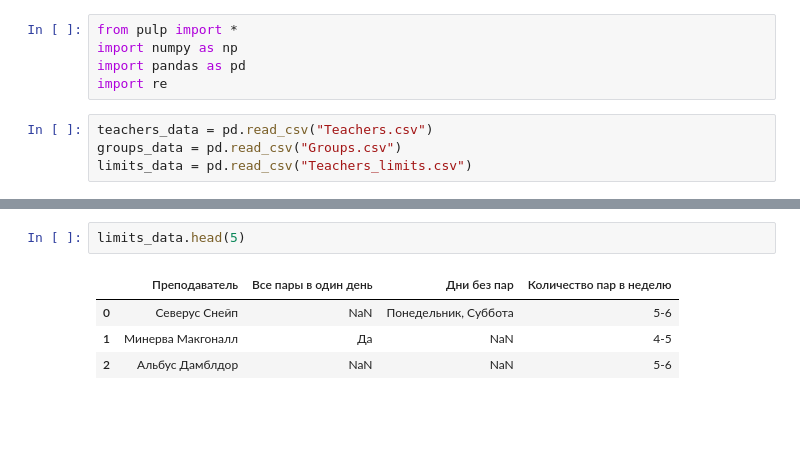
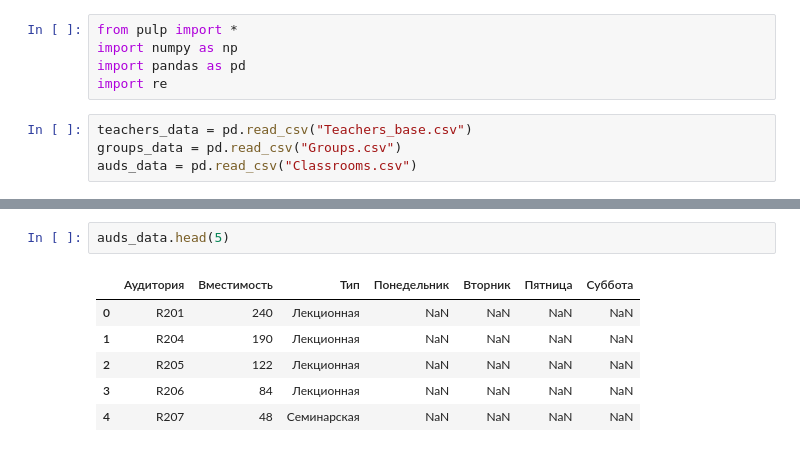
Before and after one commit to nastya-biran/scheduler, a Jupyter notebook: Составление_расписания.ipynb, the cells around one changed output, grey strips where cells are left out. Cells and saved outputs as stored; diff of their text form; blank space fills up the shorter version.

```diff
--- a/Составление_расписания.ipynb
+++ b/Составление_расписания.ipynb
@@ -14,7 +11,7 @@ import numpy as np
 import pandas as pd
 import re
 # %%
-teachers_data = pd.read_csv("Teachers.csv")
+teachers_data = pd.read_csv("Teachers_base.csv")
 groups_data = pd.read_csv("Groups.csv")
-limits_data = pd.read_csv("Teachers_limits.csv")
+auds_data = pd.read_csv("Classrooms.csv")
 # %%
@@ -35,8 +46,10 @@ groups_data.head(5)
 # %%
-limits_data.head(5)
+auds_data.head(5)
 # %% [output]
-|  | Преподаватель | Все пары в один день | Дни без пар | Количество пар в неделю |
-| 0 | Северус Снейп | NaN | Понедельник, Суббота | 5-6 |
-| 1 | Минерва Макгоналл | Да | NaN | 4-5 |
-| 2 | Альбус Дамблдор | NaN | NaN | 5-6 |
+|  | Аудитория | Вместимость | Тип | Понедельник | Вторник | Пятница | Суббота |
+| 0 | R201 | 240 | Лекционная | NaN | NaN | NaN | NaN |
+| 1 | R204 | 190 | Лекционная | NaN | NaN | NaN | NaN |
+| 2 | R205 | 122 | Лекционная | NaN | NaN | NaN | NaN |
+| 3 | R206 | 84 | Лекционная | NaN | NaN | NaN | NaN |
+| 4 | R207 | 48 | Семинарская | NaN | NaN | NaN | NaN |
 # %%
```
Also changed, not shown: parts of 22 cells of this notebook.
